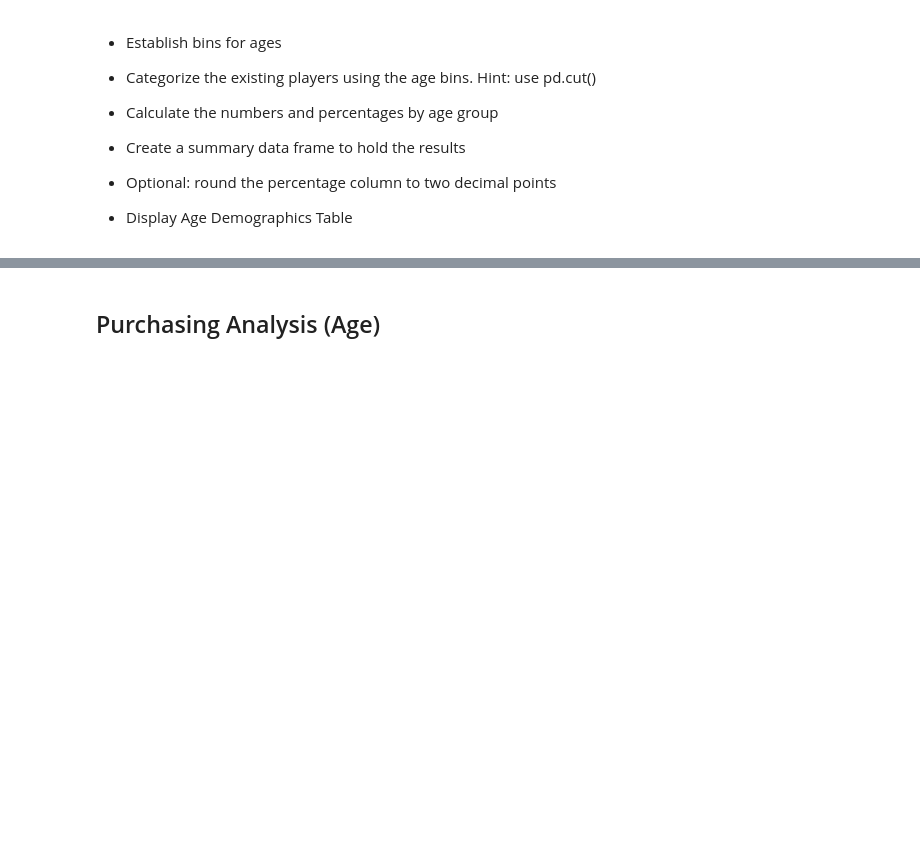
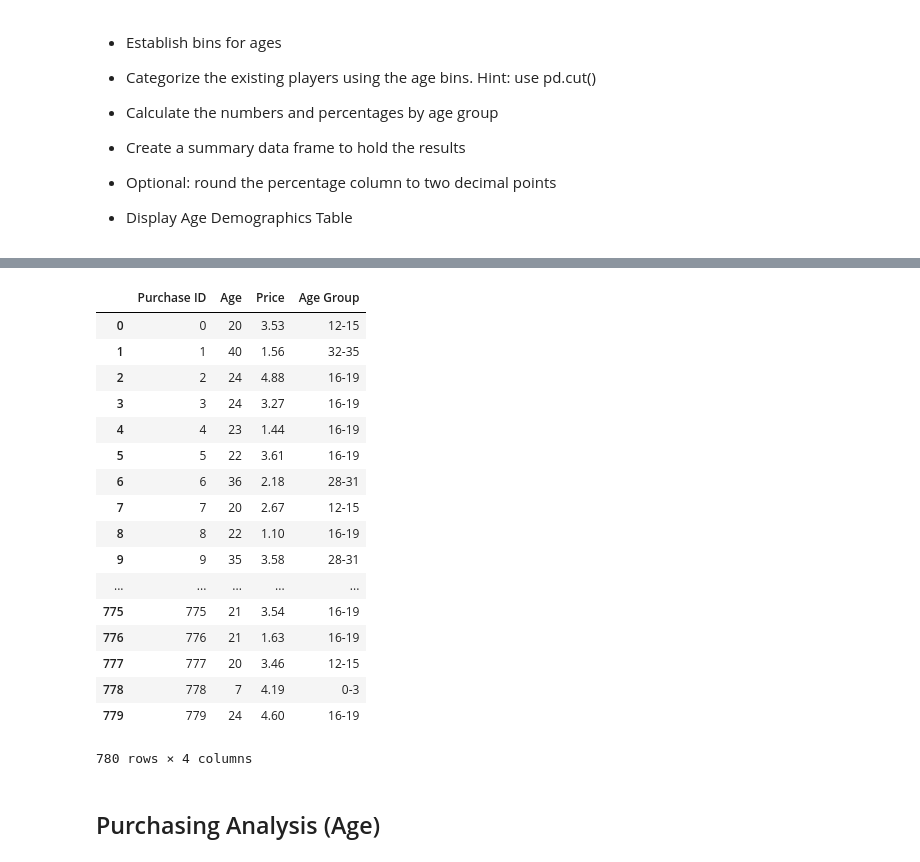
Before and after one commit to rrobles1/Heroes-of-Pymoli, a Jupyter notebook: Purchasing Report/HeroesOfPymoli_starter.ipynb, the cells around one changed output, grey strips where cells are left out. Saved outputs shown, nothing was run; the diff lists cells and outputs as text; code cells hidden in the pictures; blank space fills up the shorter version.

```diff
--- a/Purchasing Report/HeroesOfPymoli_starter.ipynb
+++ b/Purchasing Report/HeroesOfPymoli_starter.ipynb
@@ -241,3 +252,31 @@ dtype: float64
+# %%
+ages = pd.DataFrame(purchase_data)
+ages
+newages = ages.drop(['SN', 'Gender','Item ID', 'Item Name',], axis=1)
+# newages
+bins = [4, 8, 12, 16, 20, 24, 28, 32, 36, 40, 44, 48, 52, 56, 60 ]
+group_names = ["0-3", "4-7", "8-11", "12-15", "16-19", "20-23", "24-27", "28-31", "32-35", "36-39", "40-43", "44-47", "48-51", "52+"]
+newages["Age Group"] = pd.cut(newages["Age"], bins, labels=group_names)
+newages
+# %% [output]
+|  | Purchase ID | Age | Price | Age Group |
+| 0 | 0 | 20 | 3.53 | 12-15 |
+| 1 | 1 | 40 | 1.56 | 32-35 |
+| 2 | 2 | 24 | 4.88 | 16-19 |
+| 3 | 3 | 24 | 3.27 | 16-19 |
+| 4 | 4 | 23 | 1.44 | 16-19 |
+| 5 | 5 | 22 | 3.61 | 16-19 |
+| 6 | 6 | 36 | 2.18 | 28-31 |
+| 7 | 7 | 20 | 2.67 | 12-15 |
+| 8 | 8 | 22 | 1.10 | 16-19 |
+| 9 | 9 | 35 | 3.58 | 28-31 |
+| ... | ... | ... | ... | ... |
+| 775 | 775 | 21 | 3.54 | 16-19 |
+| 776 | 776 | 21 | 1.63 | 16-19 |
+| 777 | 777 | 20 | 3.46 | 12-15 |
+| 778 | 778 | 7 | 4.19 | 0-3 |
+| 779 | 779 | 24 | 4.60 | 16-19 |
+780 rows × 4 columns
 # %% [markdown]
 ## Purchasing Analysis (Age)
 # %% [markdown]
```
Also changed, not shown: parts of 19 cells of this notebook.
